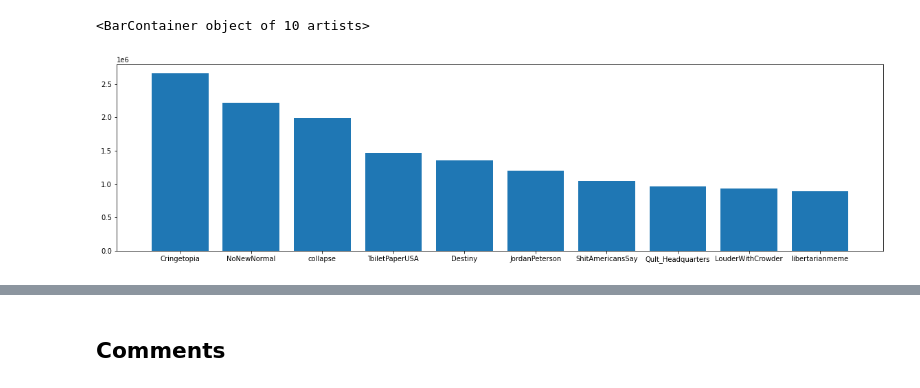
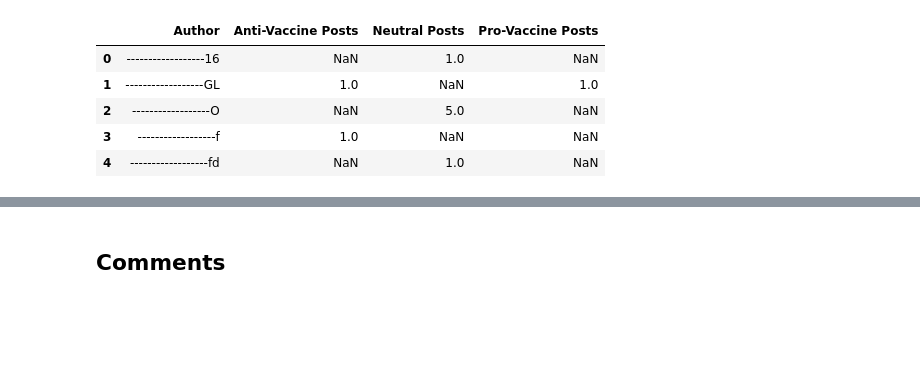
Before and after one commit to jvschlierf/networkthesis, a Jupyter notebook: analysis/EDA_posts.ipynb, the cells around one changed output, grey strips where cells are left out. Drawn from its saved outputs; the diff is of its cells as text; code cells hidden in the pictures; blank space fills up the shorter version.

```diff
--- a/analysis/EDA_posts.ipynb
+++ b/analysis/EDA_posts.ipynb
@@ -208,6 +8,11 @@ plt.bar(posts[0:10].subreddit, posts[0:10].posts)
-# %%
-plt.figure(figsize =(20, 5))
-plt.bar(comments[0:10].subreddit, comments[0:10].posts)
-# %% [output]
-<BarContainer object of 10 artists>
-[figure, removed]
+# %%
+df = pd.read_csv('../../Files/Submissions/author_db.csv')
+# %%
+df.head()
+# %% [output]
+|  | Author | Anti-Vaccine Posts | Neutral Posts | Pro-Vaccine Posts |
+| 0 | ------------------16 | NaN | 1.0 | NaN |
+| 1 | ------------------GL | 1.0 | NaN | 1.0 |
+| 2 | ------------------O | NaN | 5.0 | NaN |
+| 3 | ------------------f | 1.0 | NaN | NaN |
+| 4 | ------------------fd | NaN | 1.0 | NaN |
```
Also changed, not shown: parts of 45 cells of this notebook, 1 other file.
